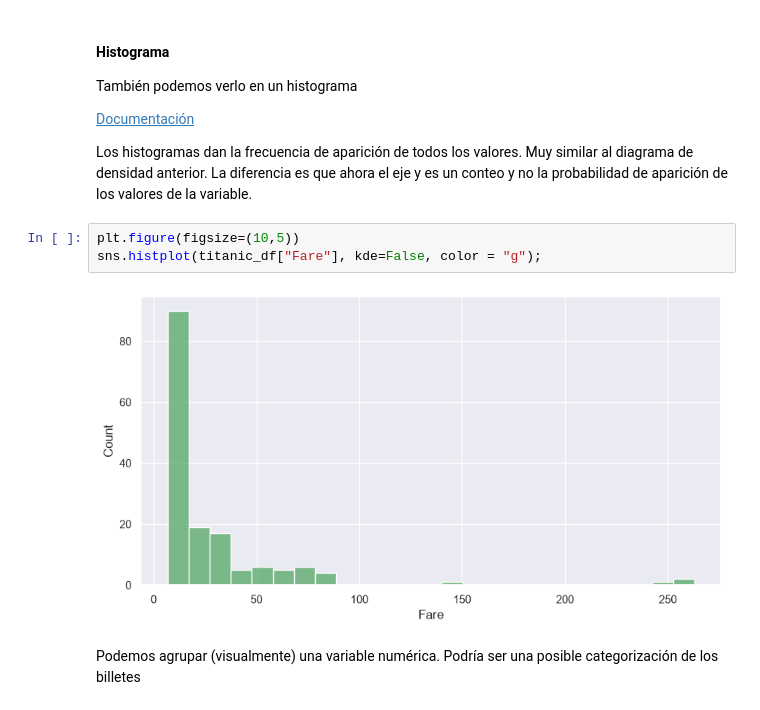
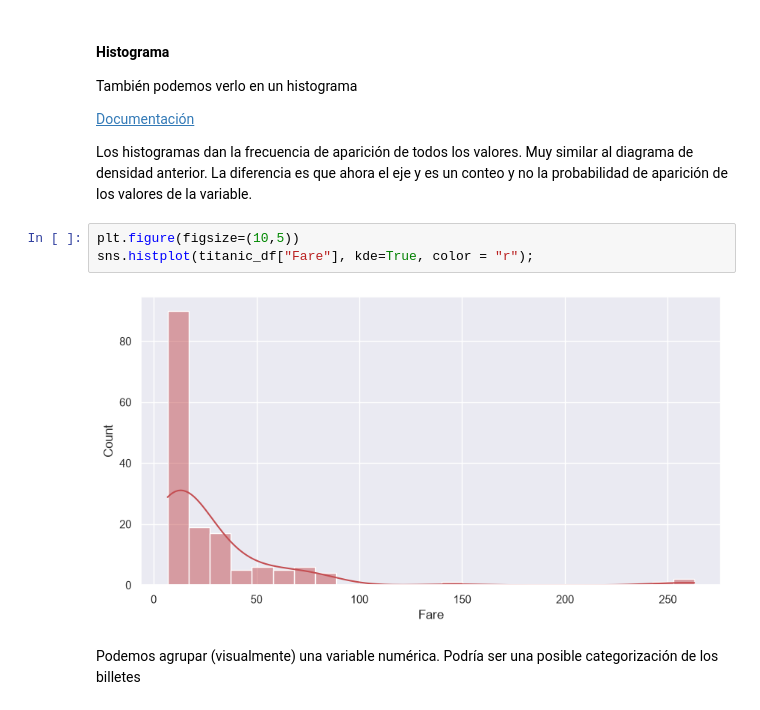
Before and after one commit to quep94/0926_ds_thebridge_ft, a Jupyter notebook: 7-Seaborn/EDA Seaborn.ipynb, the cells around one changed output. Cells and saved outputs as stored; diff of their text form.

```diff
--- a/7-Seaborn/EDA Seaborn.ipynb
+++ b/7-Seaborn/EDA Seaborn.ipynb
@@ -102,9 +124,9 @@ También podemos verlo en un histograma
 Los histogramas dan la frecuencia de aparición de todos los valores. Muy similar al diagrama de densidad anterior. La diferencia es que ahora el eje y es un conteo y no la probabilidad de aparición de los valores de la variable.
 # %%
 plt.figure(figsize=(10,5))
-sns.histplot(titanic_df["Fare"], kde=False, color = "g");
+sns.histplot(titanic_df["Fare"], kde=True, color = "r");
 # %% [output]
-[figure, old version]
+[figure, new version]
 # %% [markdown]
 Podemos agrupar (visualmente) una variable numérica. Podría ser una posible categorización de los billetes
 # %%
```
Also changed, not shown: parts of 2 cells of this notebook, 23 other files.
